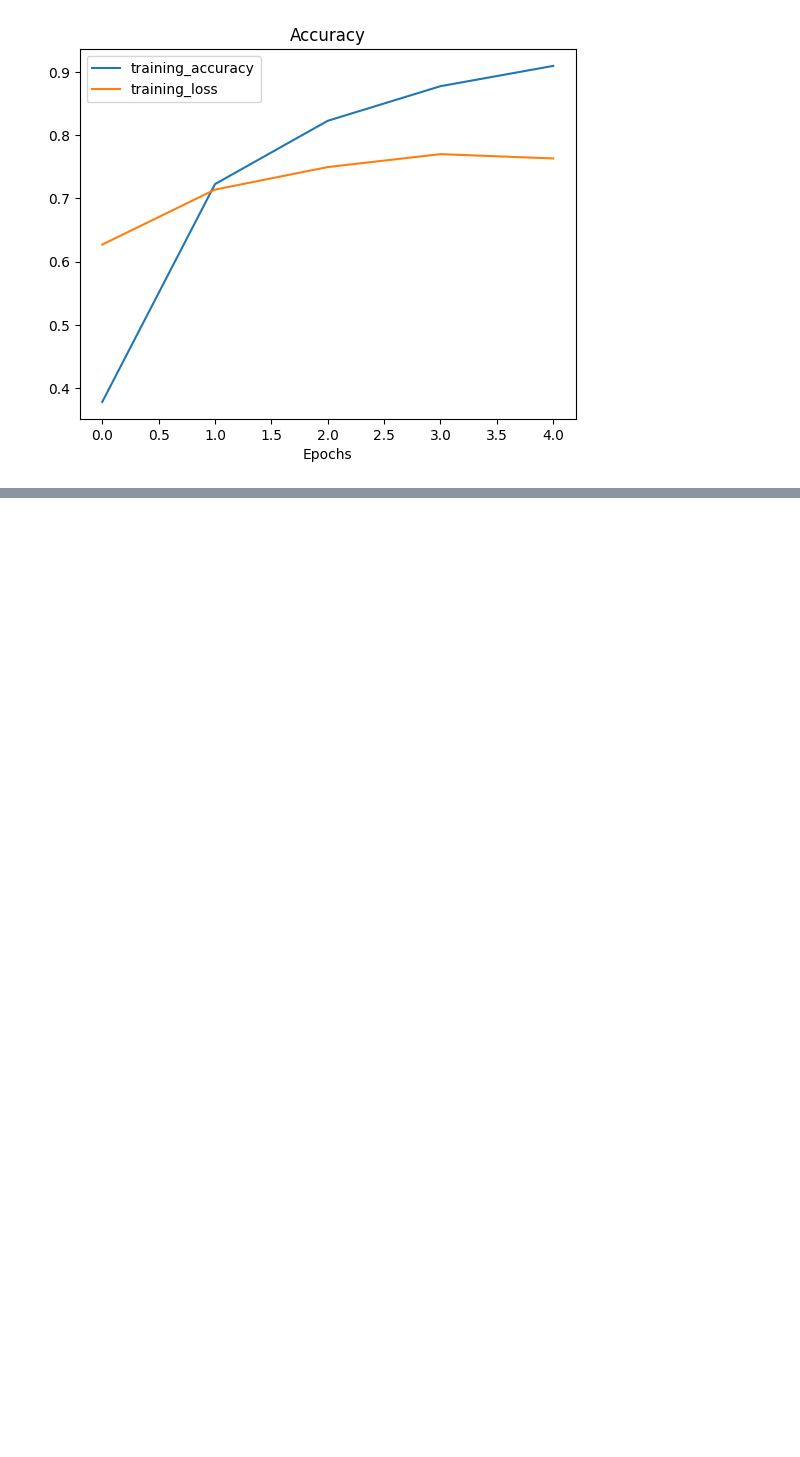
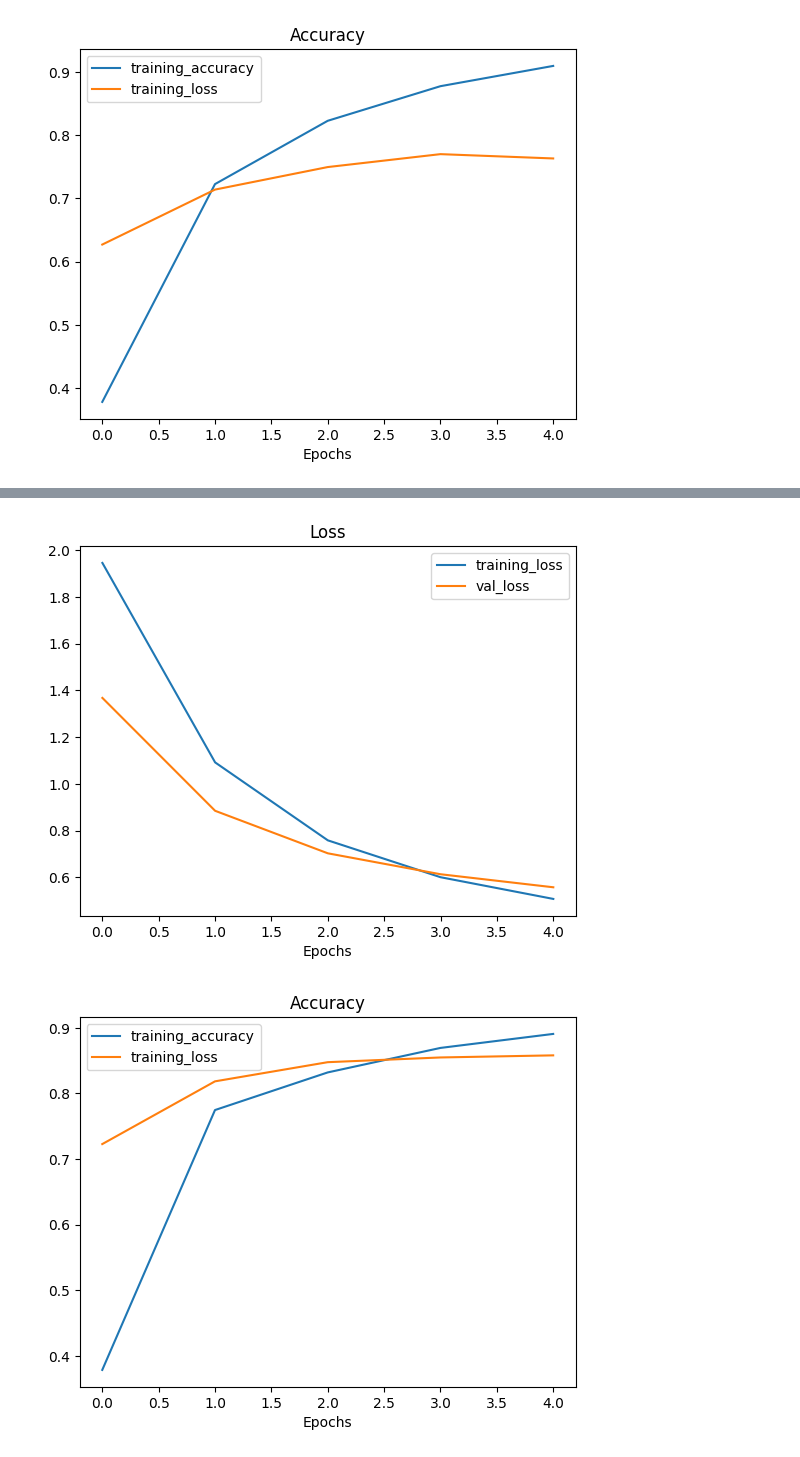
Before and after one commit to aakriti-dot/Tensorflow, a Jupyter notebook: Transfer_Learning_.ipynb, the cells around one changed output, grey strips where cells are left out. Drawn from its saved outputs; the diff is of its cells as text; code cells hidden in the pictures; blank space fills up the shorter version.

```diff
--- a/Transfer_Learning_.ipynb
+++ b/Transfer_Learning_.ipynb
@@ -220,0 +223,15 @@ plot_loss_curves(resnet_history)
+# %%
+efficientnet_model = create_model(model_url = efficientnet_url,
+                                  num_classes = train_data_10_percent.num_classes)
+
+efficientnet_model.compile(loss='categorical_crossentropy',
+                     optimizer = tf.keras.optimizers.Adam(),
+                     metrics=['accuracy'])
+
+efficientnet_history = efficientnet_model.fit(train_data_10_percent,
+                                              epochs=5,
+                                              steps_per_epoch=len(train_data_10_percent),
+                                              validation_data=test_data,
+                                              validation_steps=len(test_data),
+                                              callbacks=[create_tensorboard_callback(dir_name="tensorflow_hub",
+                                                                                     experiment_name="efficientnetB0")])
@@ -220,0 +259,5 @@ plot_loss_curves(resnet_history)
+# %%
+plot_loss_curves(efficientnet_history)
+# %% [output]
+[figure, added]
+[figure, added]
```
Also changed, not shown: parts of 4 cells of this notebook.
